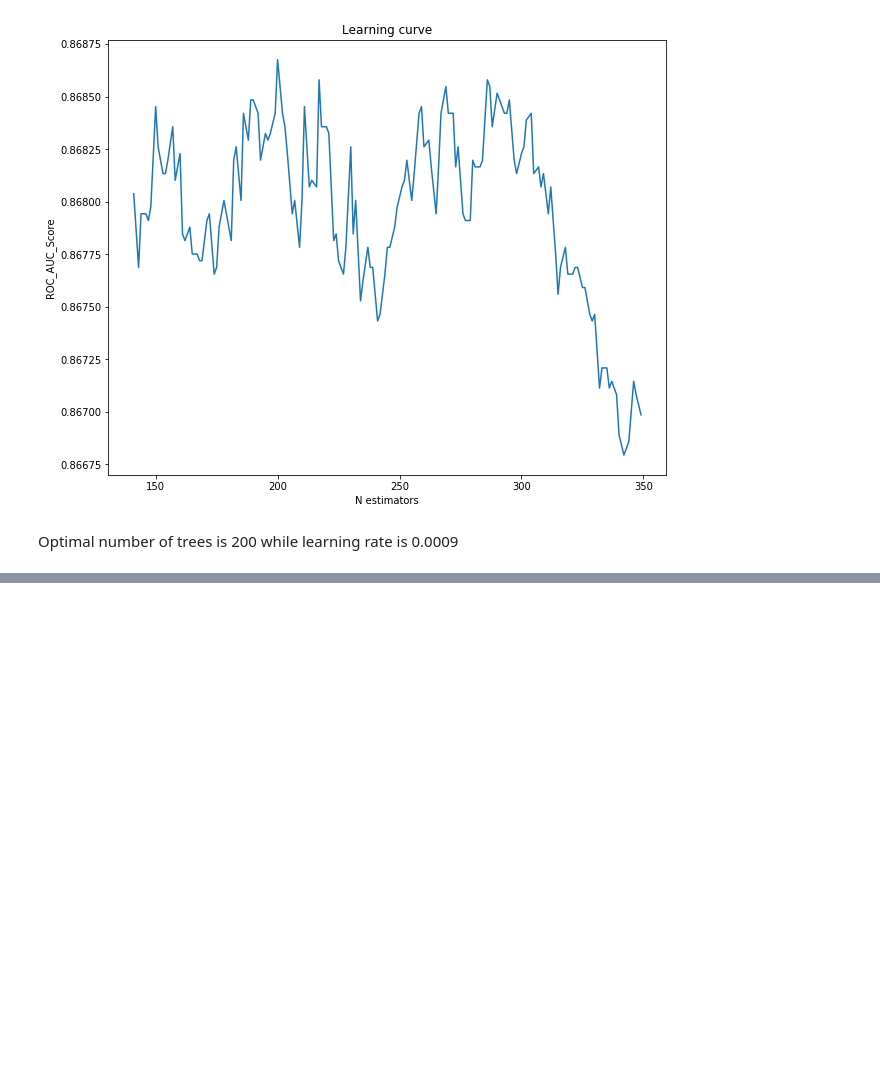
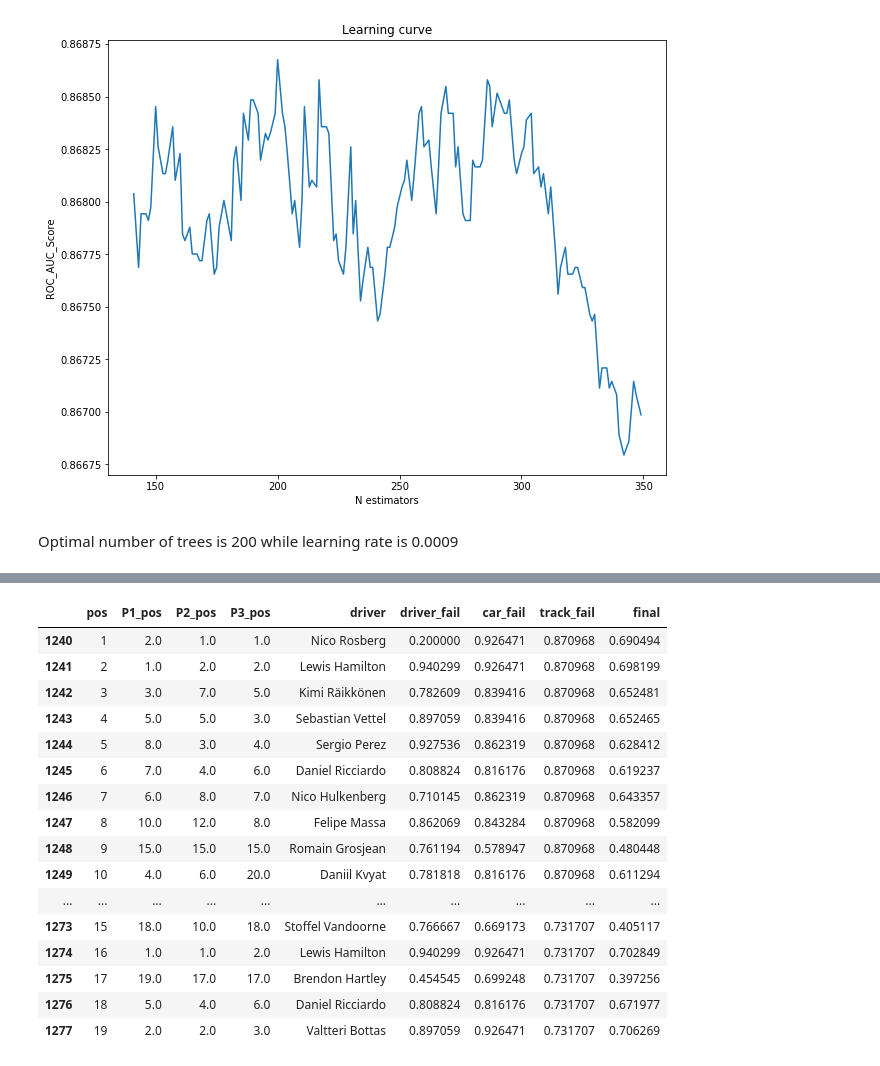
Before and after one commit to ruzarx/MLPr, a Jupyter notebook: F1/F1_basic.ipynb, the cells around one changed output, grey strips where cells are left out. Drawn from its saved outputs; the diff is of its cells as text; code cells hidden in the pictures; blank space fills up the shorter version.

```diff
--- a/F1/F1_basic.ipynb
+++ b/F1/F1_basic.ipynb
@@ -1705,7 +1704,7 @@ Didn't help
 # %% [markdown]
 ## Algorithm setup
 # %%
-def modeller_gbm(X_full, y_full, l, n = 140):
+def modeller_gbm(X_full, y_full):
 
     scores = []
     valid_scores = []
@@ -1724,7 +1723,7 @@ def modeller_gbm(X_full, y_full, l, n = 140):
 
         early_stop = 500
         verbose_eval = False
-        num_rounds = n
+        num_rounds = 200
         n_splits = 5
         evals_result = {}
 
@@ -1744,7 +1743,7 @@ def modeller_gbm(X_full, y_full, l, n = 140):
             'min_child_samples': 6,
             'min_child_weight': 1,
 #             'lambda_l2': 0.5,
-            'learning_rate': l,
+            'learning_rate': 0.0009,
             'verbosity': -1,
             'data_random_seed': 17,
             'lambda_l1': 0.001}
@@ -1944,0 +2089,36 @@ TypeError: estimator should be an estimator implementing 'fit' method, <lightgbm
+# %%
+# Testing harder distance rules
+
+full_data = data[practice_cols]
+full_data['pos'] = data['pos']
+full_data['engine'] = data['engine']
+df_engine = pd.get_dummies(full_data['engine'])
+full_data = pd.concat([full_data, df_engine], axis = 1)
+full_data = full_data.drop('engine', axis = 1)
+full_data['driver_fail'] = data['driver_fail']
+full_data['car_fail'] = data['car_fail']
+full_data['track_fail'] = data['track_fail']
+full_data['driver'] = data['driver']
+final_data = full_data[full_data['pos'] <= 19]
+final_target = full_data[full_data['pos'] <= 19]['pos'].apply(lambda x: 1 if x < 11 else 0)
+final_data.reset_index(drop = True, inplace = True)
+
+final_train = final_data.iloc[:1240]
+final_test = final_data.iloc[1240:]
+final_train_label = final_data.iloc[:1240]['pos'].apply(lambda x: 1 if x < 11 else 0)
+final_test_label = final_data.iloc[1240:]['pos'].apply(lambda x: 1 if x < 11 else 0)
+test_positions = final_data.iloc[1240:]['pos']
+
+d = {0.925: 0.2}
+final_test = final_test.replace(d)
+
+final_data = final_data.drop('pos', axis = 1)
+final_train = final_train.drop('pos', axis = 1)
+final_test = final_test.drop('pos', axis = 1)
+
+clf_lgbm_full, score = modeller_gbm_class(final_train.drop('driver', axis = 1), final_train_label)
+
+preds = clf_lgbm_full.predict_proba(final_test.drop('driver', axis = 1))[:,1]
+
+final_test['final'] = preds
+final_test['pos'] = test_positions
@@ -1944,0 +2136,20 @@ TypeError: estimator should be an estimator implementing 'fit' method, <lightgbm
+# %%
+final_test[['pos', 'P1_pos', 'P2_pos', 'P3_pos', 'driver', 'driver_fail', 'car_fail', 'track_fail', 'final']]
+# %% [output]
+|  | pos | P1_pos | P2_pos | P3_pos | driver | driver_fail | car_fail | track_fail | final |
+| 1240 | 1 | 2.0 | 1.0 | 1.0 | Nico Rosberg | 0.200000 | 0.926471 | 0.870968 | 0.690494 |
+| 1241 | 2 | 1.0 | 2.0 | 2.0 | Lewis Hamilton | 0.940299 | 0.926471 | 0.870968 | 0.698199 |
+| 1242 | 3 | 3.0 | 7.0 | 5.0 | Kimi Räikkönen | 0.782609 | 0.839416 | 0.870968 | 0.652481 |
+| 1243 | 4 | 5.0 | 5.0 | 3.0 | Sebastian Vettel | 0.897059 | 0.839416 | 0.870968 | 0.652465 |
+| 1244 | 5 | 8.0 | 3.0 | 4.0 | Sergio Perez | 0.927536 | 0.862319 | 0.870968 | 0.628412 |
+| 1245 | 6 | 7.0 | 4.0 | 6.0 | Daniel Ricciardo | 0.808824 | 0.816176 | 0.870968 | 0.619237 |
+| 1246 | 7 | 6.0 | 8.0 | 7.0 | Nico Hulkenberg | 0.710145 | 0.862319 | 0.870968 | 0.643357 |
+| 1247 | 8 | 10.0 | 12.0 | 8.0 | Felipe Massa | 0.862069 | 0.843284 | 0.870968 | 0.582099 |
+| 1248 | 9 | 15.0 | 15.0 | 15.0 | Romain Grosjean | 0.761194 | 0.578947 | 0.870968 | 0.480448 |
+| 1249 | 10 | 4.0 | 6.0 | 20.0 | Daniil Kvyat | 0.781818 | 0.816176 | 0.870968 | 0.611294 |
+| ... | ... | ... | ... | ... | ... | ... | ... | ... | ... |
+| 1273 | 15 | 18.0 | 10.0 | 18.0 | Stoffel Vandoorne | 0.766667 | 0.669173 | 0.731707 | 0.405117 |
+| 1274 | 16 | 1.0 | 1.0 | 2.0 | Lewis Hamilton | 0.940299 | 0.926471 | 0.731707 | 0.702849 |
+| 1275 | 17 | 19.0 | 17.0 | 17.0 | Brendon Hartley | 0.454545 | 0.699248 | 0.731707 | 0.397256 |
+| 1276 | 18 | 5.0 | 4.0 | 6.0 | Daniel Ricciardo | 0.808824 | 0.816176 | 0.731707 | 0.671977 |
+| 1277 | 19 | 2.0 | 2.0 | 3.0 | Valtteri Bottas | 0.897059 | 0.926471 | 0.731707 | 0.706269 |
```
Also changed, not shown: parts of 21 cells of this notebook.
